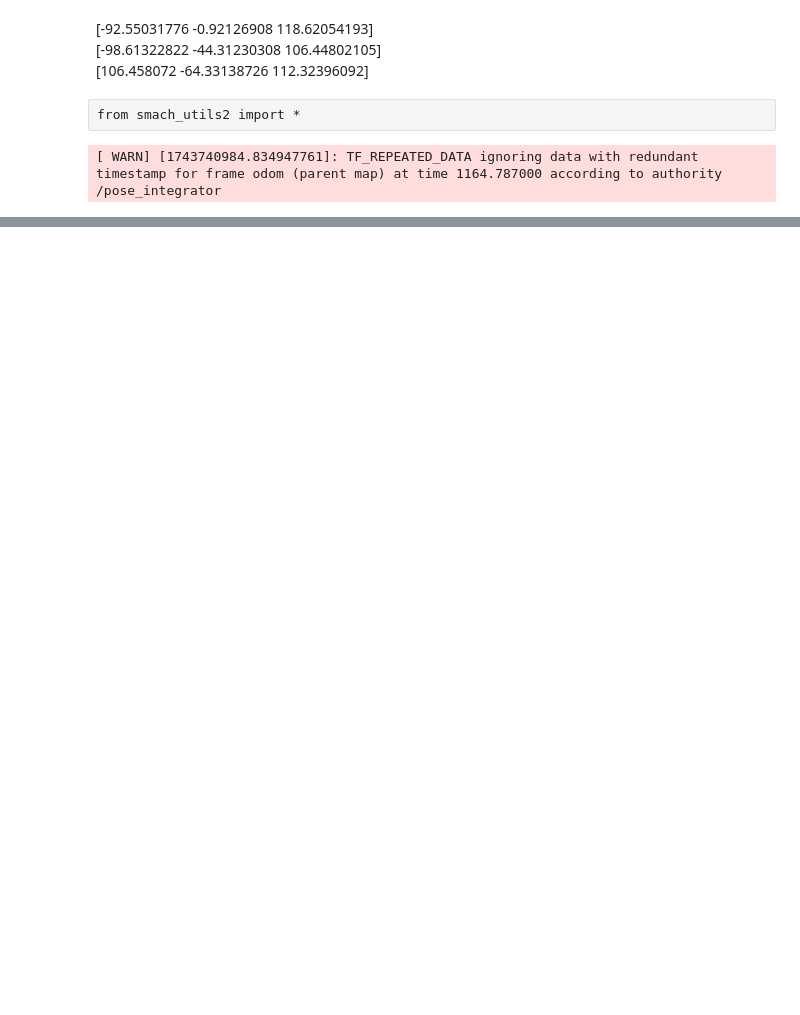
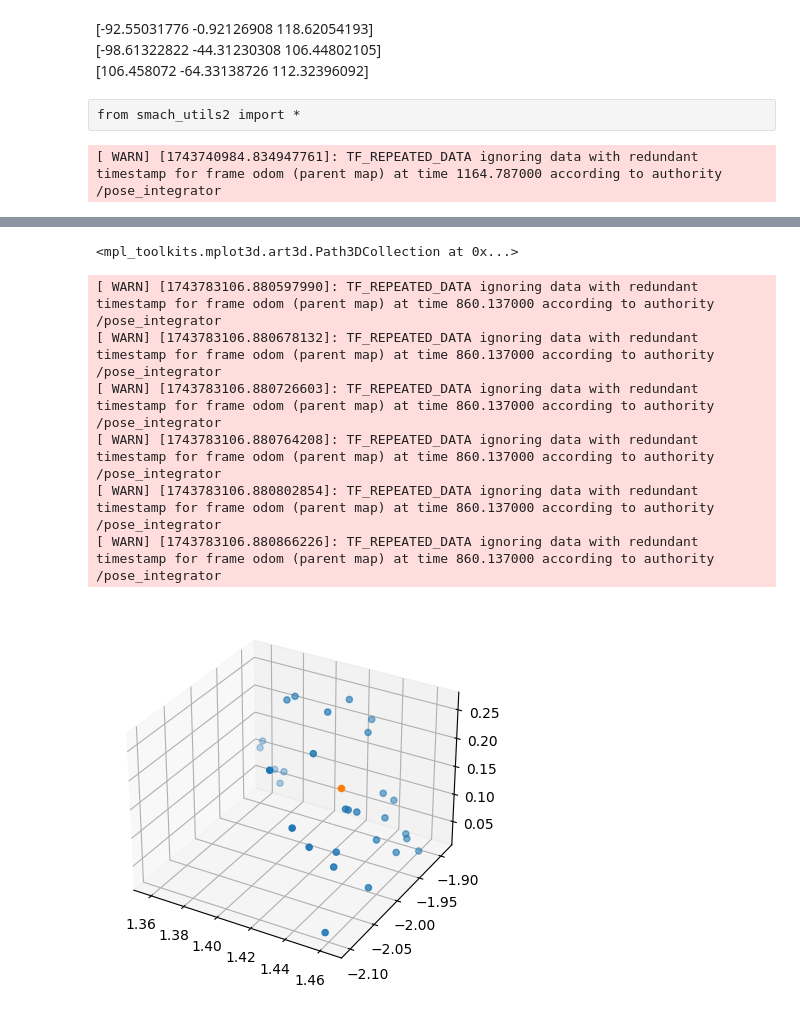
Before and after one commit to takeshi-pumas/catkin_extras, a Jupyter notebook: src/task/scripts/Pandas Data Frame Tutorial_PCA-Copy1.ipynb, the cells around one changed output, grey strips where cells are left out. Cells and saved outputs as stored; diff of their text form; code cells hidden in the pictures; blank space fills up the shorter version.

```diff
--- a/src/task/scripts/Pandas Data Frame Tutorial_PCA-Copy1.ipynb
+++ b/src/task/scripts/Pandas Data Frame Tutorial_PCA-Copy1.ipynb
@@ -784,0 +979,5 @@ plt.imshow(mask)
+# %%
+points_c=np.asarray((corrected['x'][np.where(individual_mask==1)],corrected['y'][np.where(individual_mask==1)],corrected['z'][np.where(individual_mask==1)]))
+df=pd.DataFrame(points_c.transpose())
+df.columns=['x','y','z']
+df.describe()
@@ -784,0 +1012,18 @@ plt.imshow(mask)
+# %%
+rslt_df = df[df['z'] > 0.02]
+points=rslt_df[['x','y','z']].sample(30).values
+#points=rslt_df[['x','y','z']].values
+fig = plt.figure()
+ax = fig.add_subplot(projection='3d')
+ax.scatter(points[:,0],points[:,1],points[:,2])
+pt=rslt_df[['x','y','z']].mean().values
+ax.scatter(pt[0],pt[1],pt[2],'o')
+# %% [output]
+<mpl_toolkits.mplot3d.art3d.Path3DCollection at 0x...>
+[ WARN] [1743783106.880597990]: TF_REPEATED_DATA ignoring data with redundant timestamp for frame odom (parent map) at time 860.137000 according to authority /pose_integrator
+[ WARN] [1743783106.880678132]: TF_REPEATED_DATA ignoring data with redundant timestamp for frame odom (parent map) at time 860.137000 according to authority /pose_integrator
+[ WARN] [1743783106.880726603]: TF_REPEATED_DATA ignoring data with redundant timestamp for frame odom (parent map) at time 860.137000 according to authority /pose_integrator
+[ WARN] [1743783106.880764208]: TF_REPEATED_DATA ignoring data with redundant timestamp for frame odom (parent map) at time 860.137000 according to authority /pose_integrator
+[ WARN] [1743783106.880802854]: TF_REPEATED_DATA ignoring data with redundant timestamp for frame odom (parent map) at time 860.137000 according to authority /pose_integrator
+[ WARN] [1743783106.880866226]: TF_REPEATED_DATA ignoring data with redundant timestamp for frame odom (parent map) at time 860.137000 according to authority /pose_integrator
+[figure, added]
```
Also changed, not shown: parts of 27 cells of this notebook, 1 other file.
